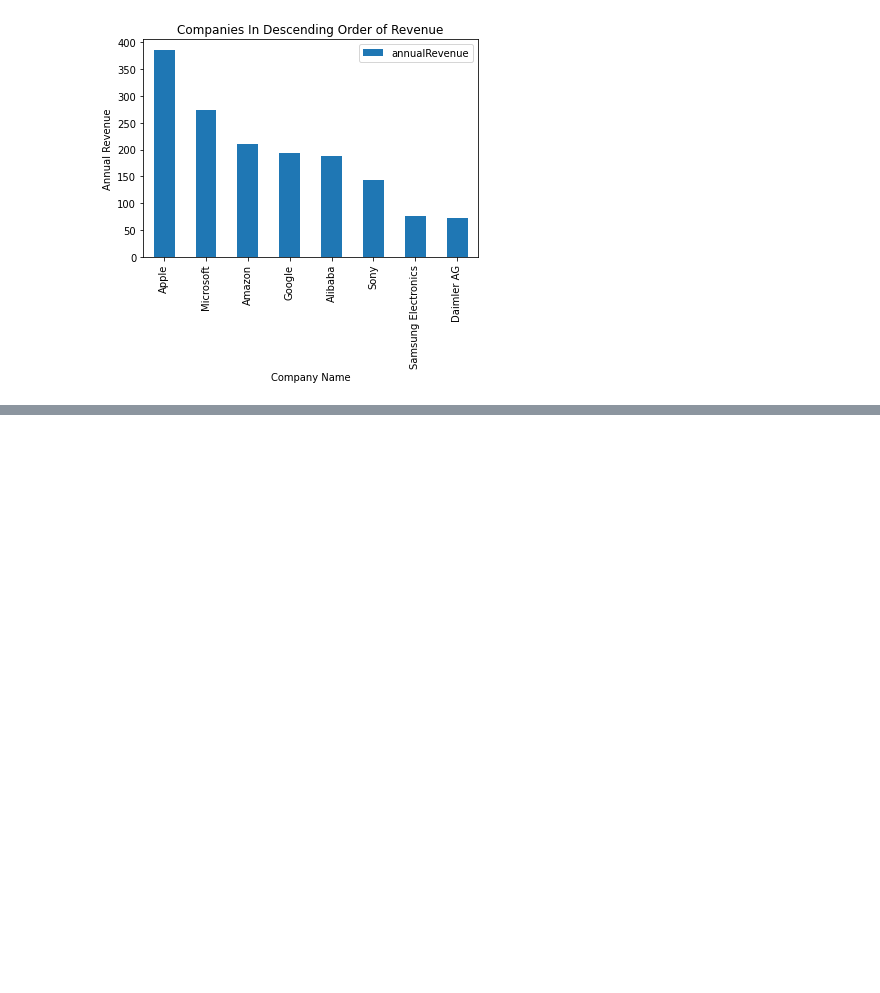
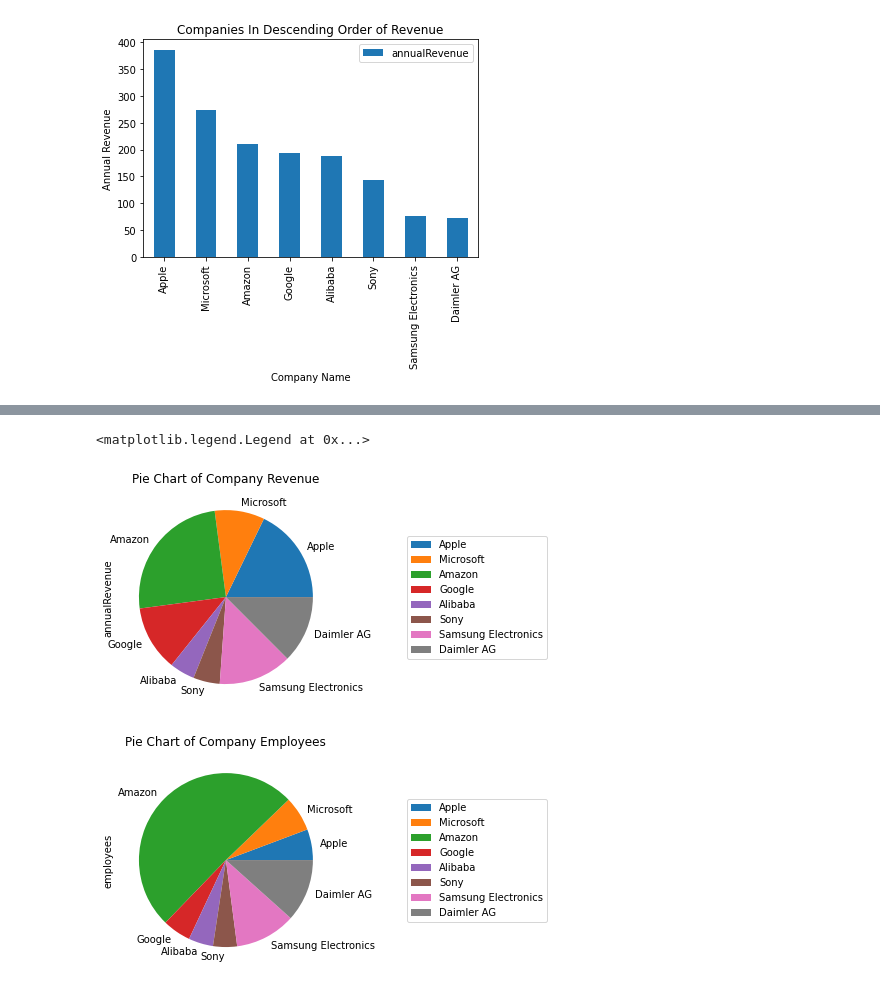
Before and after one commit to birthy/APAN5800, a Jupyter notebook: BirtheOngCheng_Assignment2.ipynb, the cells around one changed output, grey strips where cells are left out. Cells and saved outputs as stored; diff of their text form; code cells hidden in the pictures; blank space fills up the shorter version.

```diff
--- a/BirtheOngCheng_Assignment2.ipynb
+++ b/BirtheOngCheng_Assignment2.ipynb
@@ -51,0 +51,16 @@ Text(0, 0.5, 'Annual Revenue')
+# %%
+#Pie chart of all companies by revenue
+df.plot.pie(y='annualRevenue', labels = df['companyName'])
+plt.title("Pie Chart of Company Revenue")
+plt.legend(loc ="center right",
+          bbox_to_anchor =(1.5, 0, 0.5, 1))
+
+#Pie chart of all companies by number of employees
+df.plot.pie(y='employees', labels = df['companyName'])
+plt.title("Pie Chart of Company Employees")
+plt.legend(loc ="center right",
+          bbox_to_anchor =(1.5, 0, 0.5, 1))
+# %% [output]
+<matplotlib.legend.Legend at 0x...>
+[figure, added]
+[figure, added]
```
Also changed, not shown: parts of 5 cells of this notebook.
